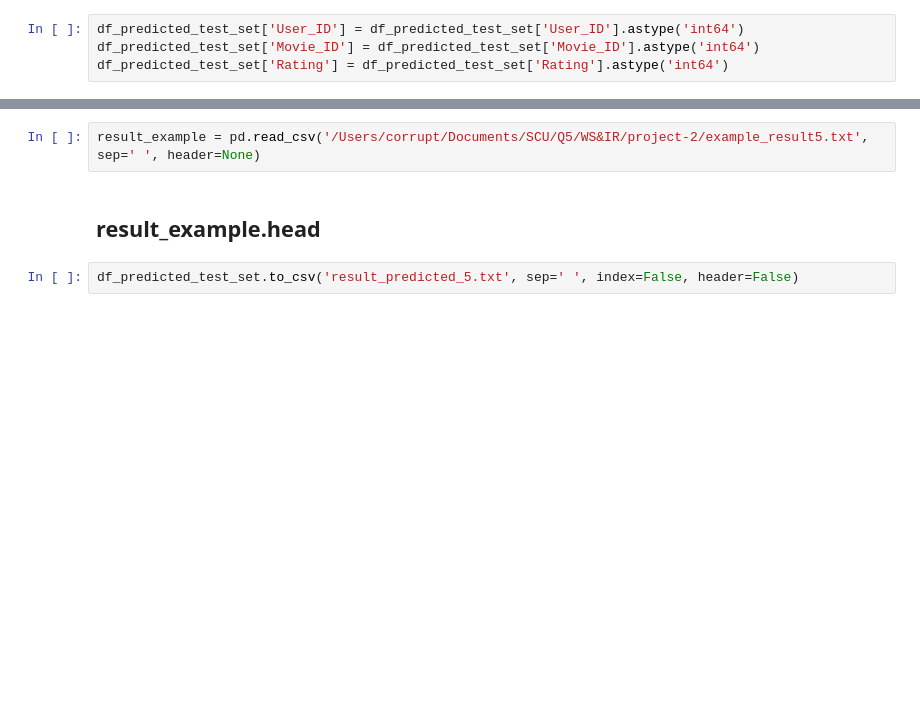
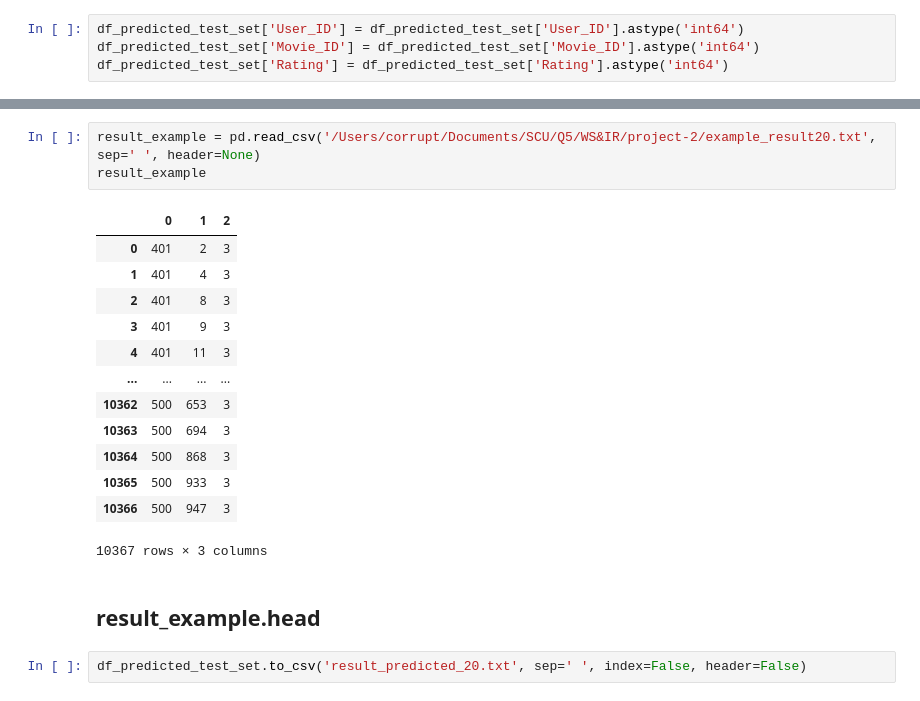
Before and after one commit to semalPatel/recommendation-system, a Jupyter notebook: recomm-system.ipynb, the cells around one changed output, grey strips where cells are left out. Drawn from its saved outputs; the diff is of its cells as text; blank space fills up the shorter version.

```diff
--- a/recomm-system.ipynb
+++ b/recomm-system.ipynb
@@ -380,6 +364,21 @@ df_predicted_test_set
 # %%
-result_example = pd.read_csv('/Users/corrupt/Documents/SCU/Q5/WS&IR/project-2/example_result5.txt', sep=' ', header=None)
+result_example = pd.read_csv('/Users/corrupt/Documents/SCU/Q5/WS&IR/project-2/example_result20.txt', sep=' ', header=None)
+result_example
+# %% [output]
+|  | 0 | 1 | 2 |
+| 0 | 401 | 2 | 3 |
+| 1 | 401 | 4 | 3 |
+| 2 | 401 | 8 | 3 |
+| 3 | 401 | 9 | 3 |
+| 4 | 401 | 11 | 3 |
+| ... | ... | ... | ... |
+| 10362 | 500 | 653 | 3 |
+| 10363 | 500 | 694 | 3 |
+| 10364 | 500 | 868 | 3 |
+| 10365 | 500 | 933 | 3 |
+| 10366 | 500 | 947 | 3 |
+10367 rows × 3 columns
 # %% [markdown]
 ## result_example.head
 # %%
-df_predicted_test_set.to_csv('result_predicted_5.txt', sep=' ', index=False, header=False)
+df_predicted_test_set.to_csv('result_predicted_20.txt', sep=' ', index=False, header=False)
```
Also changed, not shown: parts of 17 cells of this notebook, 6 other files.
